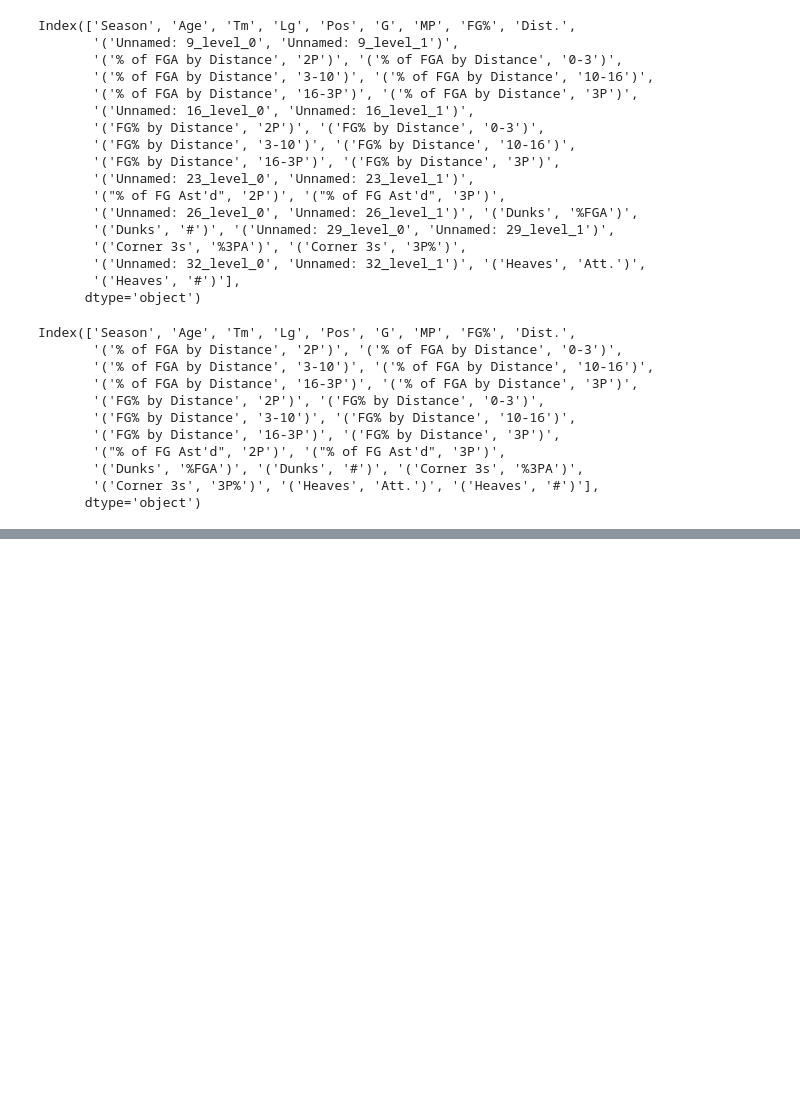
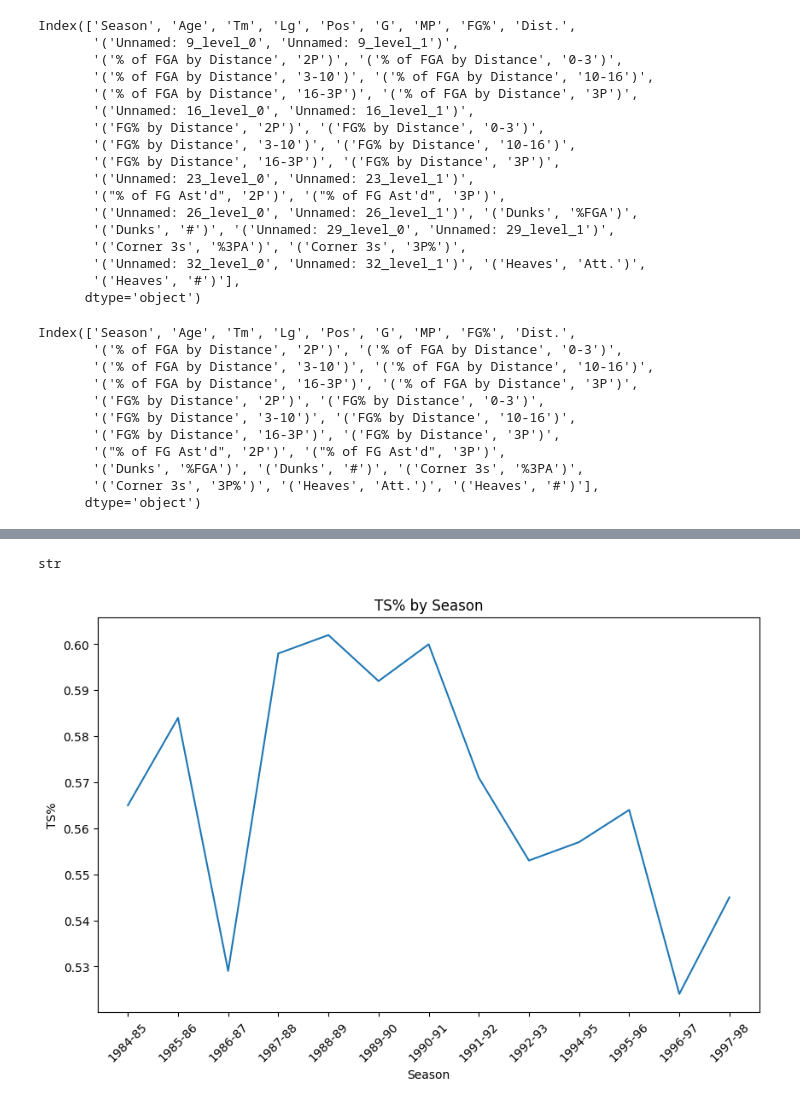
Before and after one commit to SilverCrocus/basketball-stats-dashboard, a Jupyter notebook: notebooks/cleaning.ipynb, the cells around one changed output, grey strips where cells are left out. Saved outputs shown, nothing was run; the diff lists cells and outputs as text; code cells hidden in the pictures; blank space fills up the shorter version.

```diff
--- a/notebooks/cleaning.ipynb
+++ b/notebooks/cleaning.ipynb
@@ -1431,0 +1539,4 @@ Index(['Season', 'Age', 'Tm', 'Lg', 'Pos', 'G', 'MP', 'FG%', 'Dist.',
+# %%
+# read in playoffs advanced
+mj_playoffs_adv = pd.read_parquet('../data/mj_playoffs_adv.parquet')
+lj_playoffs_adv = pd.read_parquet('../data/lj_playoffs_adv.parquet')
@@ -1431,0 +1587,17 @@ Index(['Season', 'Age', 'Tm', 'Lg', 'Pos', 'G', 'MP', 'FG%', 'Dist.',
+# %%
+# check column types of season
+type(mj_playoffs_adv['Season'][0])
+# %% [output]
+str
+# %%
+import matplotlib.pyplot as plt
+
+plt.figure(figsize=(10, 6))
+plt.plot(mj_playoffs_adv['Season'], mj_playoffs_adv['TS%'])
+plt.xlabel('Season')
+plt.ylabel('TS%')
+plt.title('TS% by Season')
+plt.xticks(rotation=45)
+plt.show()
+# %% [output]
+[figure, added]
```
Also changed, not shown: parts of 10 cells of this notebook, 2 other files.
